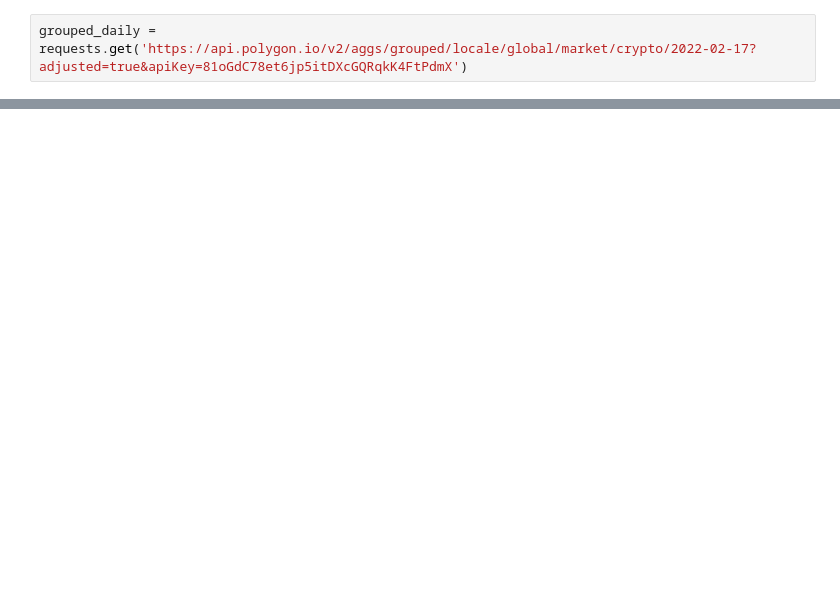
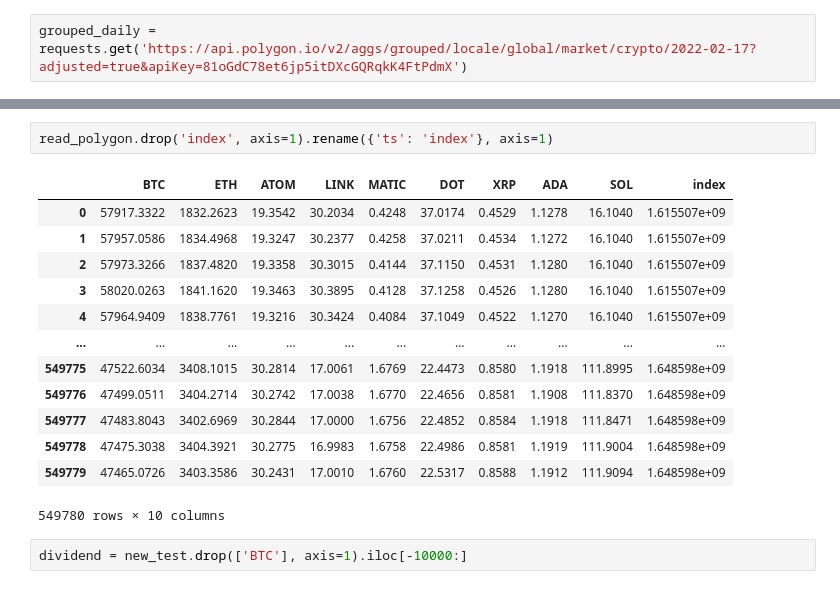
Before and after one commit to bradmy609/margingrid, a Jupyter notebook: app/jupyter/polygonProcessor.ipynb, the cells around one changed output, grey strips where cells are left out. Cells and saved outputs as stored; diff of their text form; blank space fills up the shorter version.

```diff
--- a/app/jupyter/polygonProcessor.ipynb
+++ b/app/jupyter/polygonProcessor.ipynb
@@ -135,0 +443,18 @@ inch_o.dropna()
+# %%
+read_polygon.drop('index', axis=1).rename({'ts': 'index'}, axis=1)
+# %% [output]
+|  | BTC | ETH | ATOM | LINK | MATIC | DOT | XRP | ADA | SOL | index |
+| 0 | 57917.3322 | 1832.2623 | 19.3542 | 30.2034 | 0.4248 | 37.0174 | 0.4529 | 1.1278 | 16.1040 | 1.615507e+09 |
+| 1 | 57957.0586 | 1834.4968 | 19.3247 | 30.2377 | 0.4258 | 37.0211 | 0.4534 | 1.1272 | 16.1040 | 1.615507e+09 |
+| 2 | 57973.3266 | 1837.4820 | 19.3358 | 30.3015 | 0.4144 | 37.1150 | 0.4531 | 1.1280 | 16.1040 | 1.615507e+09 |
+| 3 | 58020.0263 | 1841.1620 | 19.3463 | 30.3895 | 0.4128 | 37.1258 | 0.4526 | 1.1280 | 16.1040 | 1.615507e+09 |
+| 4 | 57964.9409 | 1838.7761 | 19.3216 | 30.3424 | 0.4084 | 37.1049 | 0.4522 | 1.1270 | 16.1040 | 1.615507e+09 |
+| ... | ... | ... | ... | ... | ... | ... | ... | ... | ... | ... |
+| 549775 | 47522.6034 | 3408.1015 | 30.2814 | 17.0061 | 1.6769 | 22.4473 | 0.8580 | 1.1918 | 111.8995 | 1.648598e+09 |
+| 549776 | 47499.0511 | 3404.2714 | 30.2742 | 17.0038 | 1.6770 | 22.4656 | 0.8581 | 1.1908 | 111.8370 | 1.648598e+09 |
+| 549777 | 47483.8043 | 3402.6969 | 30.2844 | 17.0000 | 1.6756 | 22.4852 | 0.8584 | 1.1918 | 111.8471 | 1.648598e+09 |
+| 549778 | 47475.3038 | 3404.3921 | 30.2775 | 16.9983 | 1.6758 | 22.4986 | 0.8581 | 1.1919 | 111.9004 | 1.648598e+09 |
+| 549779 | 47465.0726 | 3403.3586 | 30.2431 | 17.0010 | 1.6760 | 22.5317 | 0.8588 | 1.1912 | 111.9094 | 1.648598e+09 |
+549780 rows × 10 columns
+# %%
+dividend = new_test.drop(['BTC'], axis=1).iloc[-10000:]
```
Also changed, not shown: parts of 88 cells of this notebook, 3 other files.
